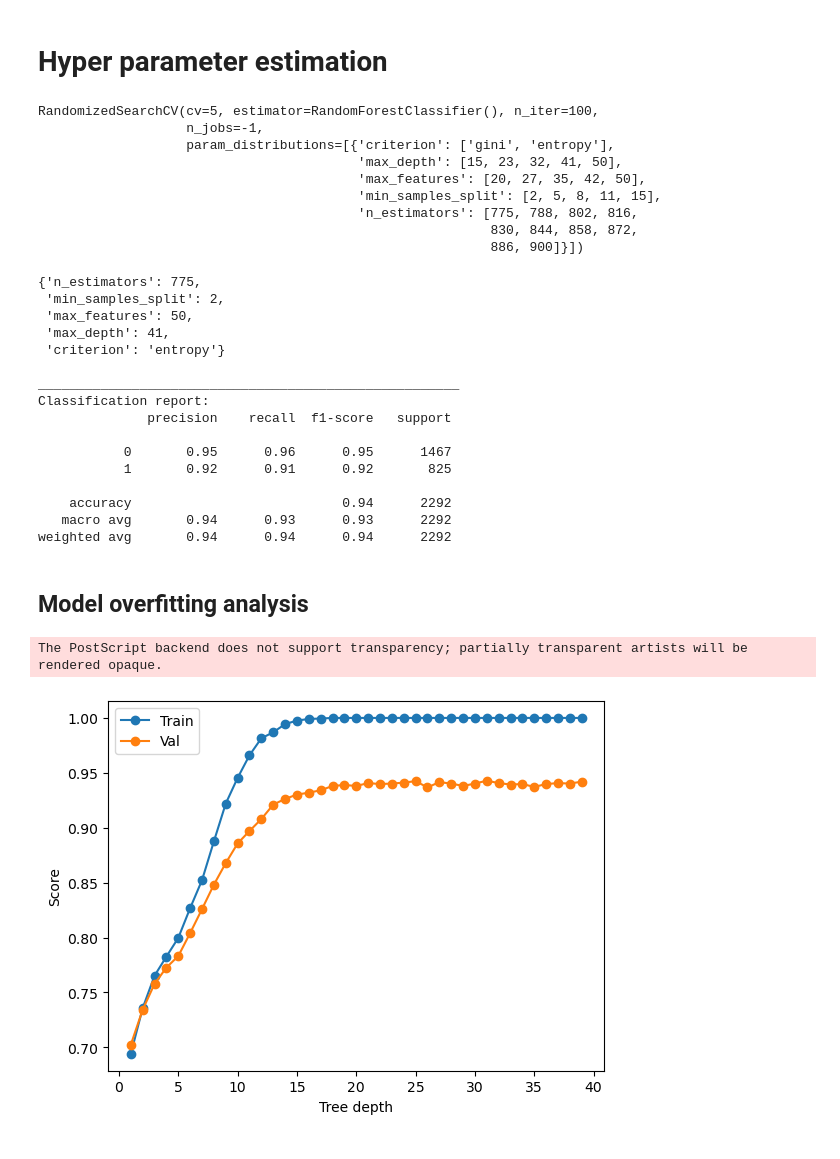
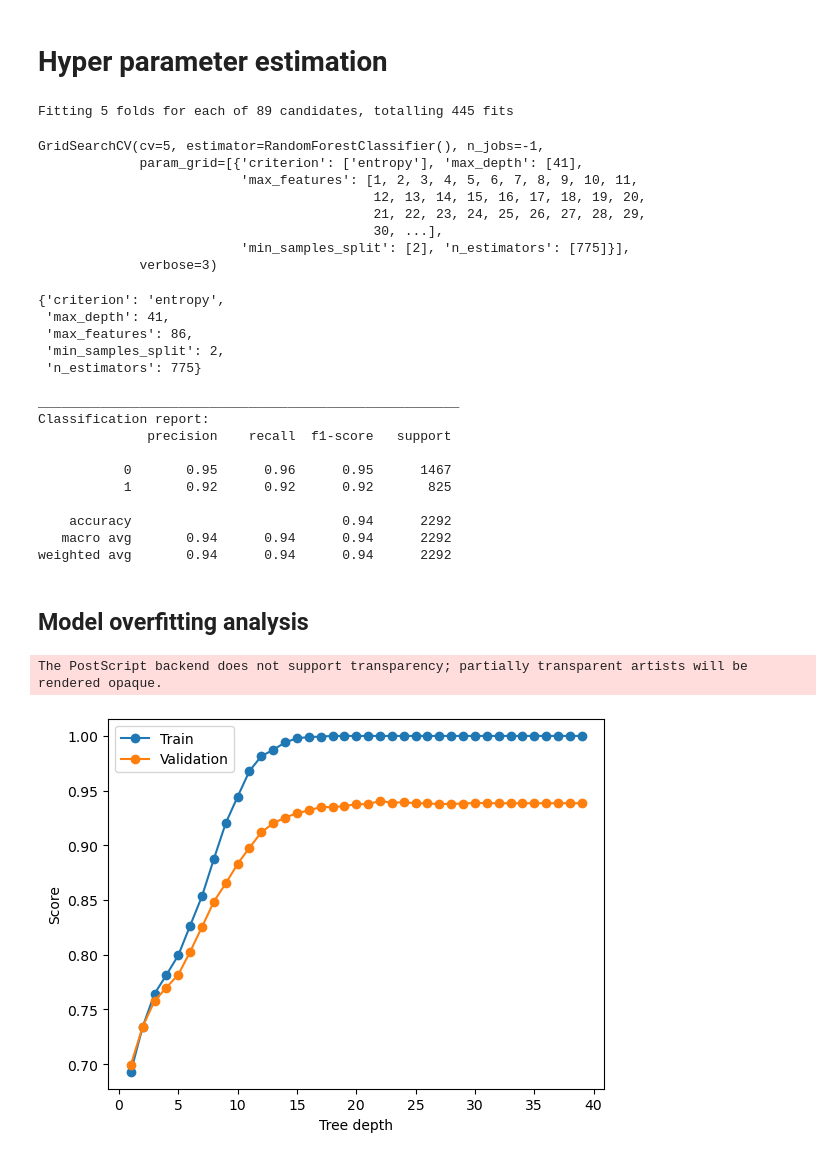
Before and after one commit to giuse-g/ml_assignment, a Jupyter notebook: code/random_forest.ipynb, the cells around one changed output. Saved outputs shown, nothing was run; the diff lists cells and outputs as text; code cells hidden in the pictures.

Commit message:
Random forest iets aangepast

```diff
--- a/code/random_forest.ipynb
+++ b/code/random_forest.ipynb
@@ -39,13 +39,19 @@ clf.score(val_X, val_y)
 # %% [markdown]
 # Hyper parameter estimation
 # %%
-from sklearn.model_selection import RandomizedSearchCV
+from sklearn.model_selection import GridSearchCV, RandomizedSearchCV
 
-n_trees = [int(x) for x in np.linspace(start = 775, stop = 900, num = 10)]
-max_depth = [int(x) for x in np.linspace(start = 15, stop = 50, num = 5)]
-min_samples_split = [int(x) for x in np.linspace(start = 2, stop = 15, num = 5)]
-max_features = [int(x) for x in np.linspace(start = 20, stop = 50, num = 5)]
-criterion = ['gini', 'entropy']
+# n_trees = [int(x) for x in np.linspace(start = 775, stop = 900, num = 10)]
+# max_depth = [int(x) for x in np.linspace(start = 15, stop = 50, num = 5)]
+# min_samples_split = [int(x) for x in np.linspace(start = 2, stop = 15, num = 5)]
+# max_features = [int(x) for x in np.linspace(start = 20, stop = 50, num = 5)]
+# criterion = ['gini', 'entropy']
+
+n_trees = [775]
+max_depth = [41]
+min_samples_split = [2]
+max_features = [int(x) for x in np.arange(1,90)]
+criterion = ['entropy']
 
 param_grid = [
     {
@@ -53,24 +59,26 @@ param_grid = [
         'max_depth': max_depth,
         'min_samples_split': min_samples_split,
         'max_features':max_features,
-        'criterion': criterion
+        'criterion': criterion,
+        'random_state': [1]
     },
 ]
 
-grid = RandomizedSearchCV(RandomForestClassifier(), param_grid, refit = True, n_jobs=-1, cv=5, n_iter=100, verbose=0, random_state=1)
+# grid = RandomizedSearchCV(RandomForestClassifier(), param_grid, refit = True, n_jobs=-1, cv=5, n_iter=100, verbose=0, random_state=1)
+grid = GridSearchCV(RandomForestClassifier(), param_grid, refit = True, n_jobs=-1, cv=5, verbose=3)
 # %%
 # fitting the model for grid search
 grid.fit(train_X, train_y)
 # %% [output]
-RandomizedSearchCV(cv=5, estimator=RandomForestClassifier(), n_iter=100,
-                   n_jobs=-1,
-                   param_distributions=[{'criterion': ['gini', 'entropy'],
-                                         'max_depth': [15, 23, 32, 41, 50],
-                                         'max_features': [20, 27, 35, 42, 50],
-                                         'min_samples_split': [2, 5, 8, 11, 15],
-                                         'n_estimators': [775, 788, 802, 816,
-                                                          830, 844, 858, 872,
-                                                          886, 900]}])
+Fitting 5 folds for each of 89 candidates, totalling 445 fits
+GridSearchCV(cv=5, estimator=RandomForestClassifier(), n_jobs=-1,
+             param_grid=[{'criterion': ['entropy'], 'max_depth': [41],
+                          'max_features': [1, 2, 3, 4, 5, 6, 7, 8, 9, 10, 11,
+                                           12, 13, 14, 15, 16, 17, 18, 19, 20,
+                                           21, 22, 23, 24, 25, 26, 27, 28, 29,
+                                           30, ...],
+                          'min_samples_split': [2], 'n_estimators': [775]}],
+             verbose=3)
 # %%
 # print best parameter after tuning
 pp(grid.best_params_)
@@ -80,21 +88,21 @@ grid_predictions = grid.predict(val_X)
 print("\n______________________________________________________")
 print("Classification report: \n" + classification_report(val_y, grid_predictions))
 # %% [output]
-{'n_estimators': 775,
+{'criterion': 'entropy',
+ 'max_depth': 41,
+ 'max_features': 86,
  'min_samples_split': 2,
- 'max_features': 50,
- 'max_depth': 41,
- 'criterion': 'entropy'}
+ 'n_estimators': 775}
 
 ______________________________________________________
 Classification report:
               precision    recall  f1-score   support
 
            0       0.95      0.96      0.95      1467
-           1       0.92      0.91      0.92       825
+           1       0.92      0.92      0.92       825
 
     accuracy                           0.94      2292
-   macro avg       0.94      0.93      0.93      2292
+   macro avg       0.94      0.94      0.94      2292
 weighted avg       0.94      0.94      0.94      2292
 # %% [markdown]
 ## Model overfitting analysis
@@ -116,12 +124,12 @@ for depth in depths:
     val_score.append(clf.score(val_X, val_y))
 # %%
 plt.plot(depths, train_score, '-o', label='Train')
-plt.plot(depths, val_score, '-o', label='Val')
+plt.plot(depths, val_score, '-o', label='Validation')
 plt.legend()
 plt.xlabel("Tree depth")
 plt.ylabel("Score")
 plt.savefig("../img/overfit_plot.eps")
 plt.show()
 # %% [output]
 The PostScript backend does not support transparency; partially transparent artists will be rendered opaque.
-[figure, old version]
+[figure, new version]
```
Also changed, not shown: parts of 3 cells of this notebook, 1 other file.
